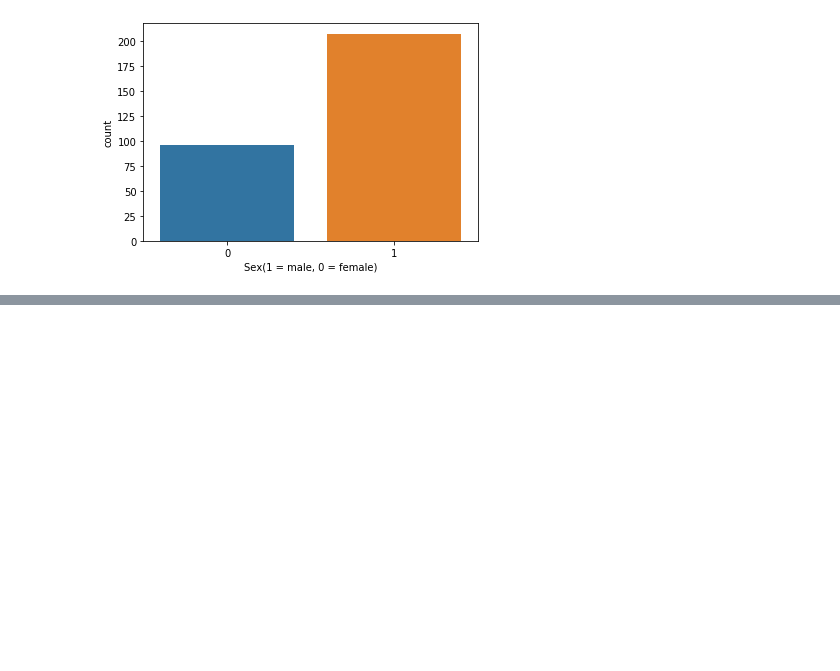
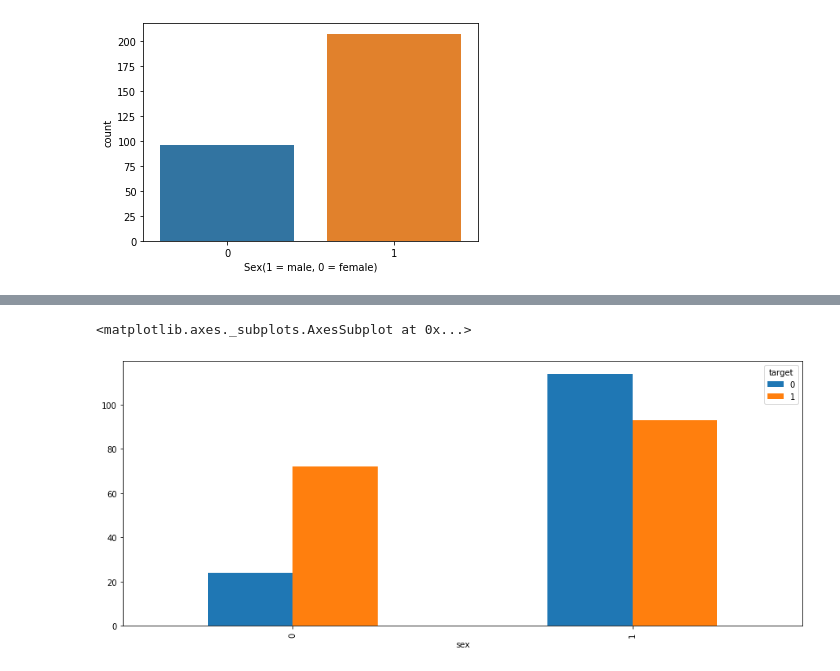
Before and after one commit to TreadKing/Data-Science, a Jupyter notebook: Project/Devang_Patel_Project.ipynb, the cells around one changed output, grey strips where cells are left out. Cells and saved outputs as stored; diff of their text form; code cells hidden in the pictures; blank space fills up the shorter version.

```diff
--- a/Project/Devang_Patel_Project.ipynb
+++ b/Project/Devang_Patel_Project.ipynb
@@ -43,0 +136,5 @@ NameError: name 'klajdf' is not defined
+# %%
+pd.crosstab(df.sex, df.target).plot(kind = 'bar', figsize = (15,6), )
+# %% [output]
+<matplotlib.axes._subplots.AxesSubplot at 0x...>
+[figure, added]
```
Also changed, not shown: parts of 6 cells of this notebook.
